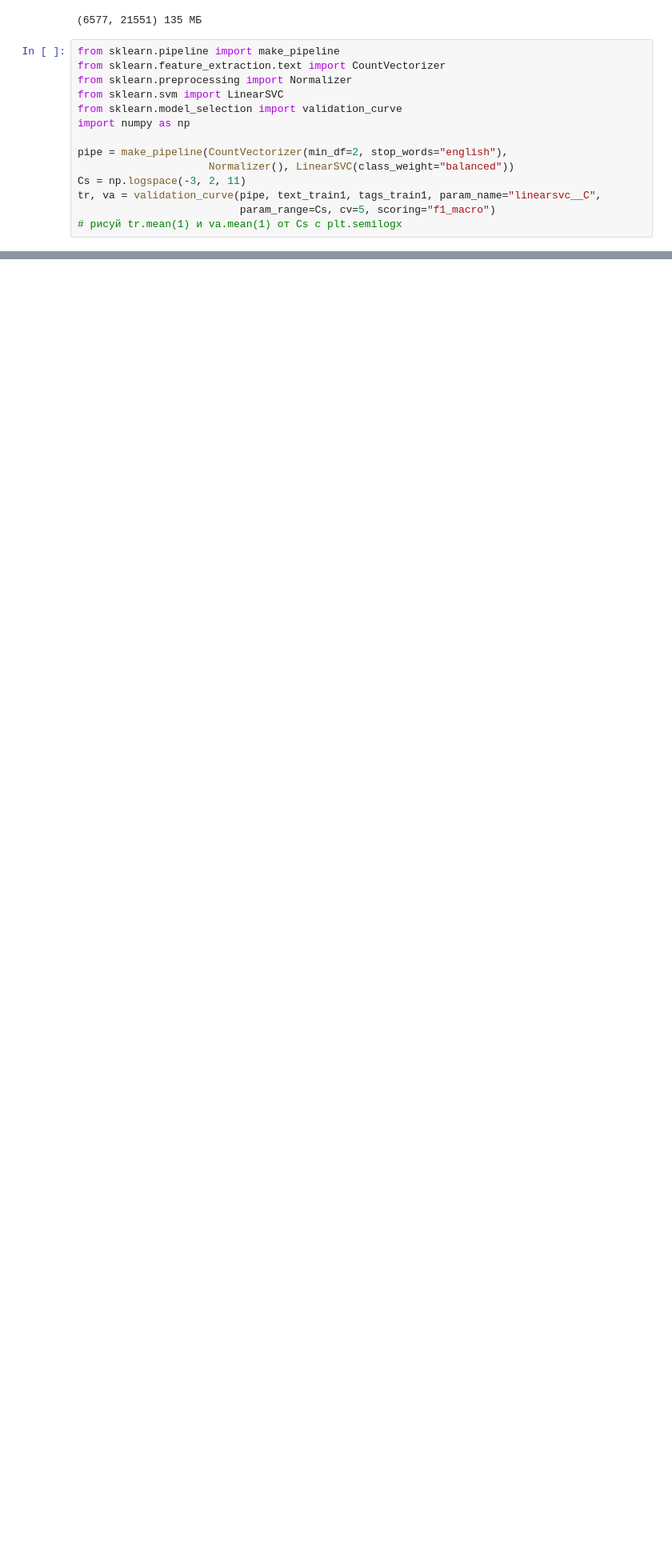
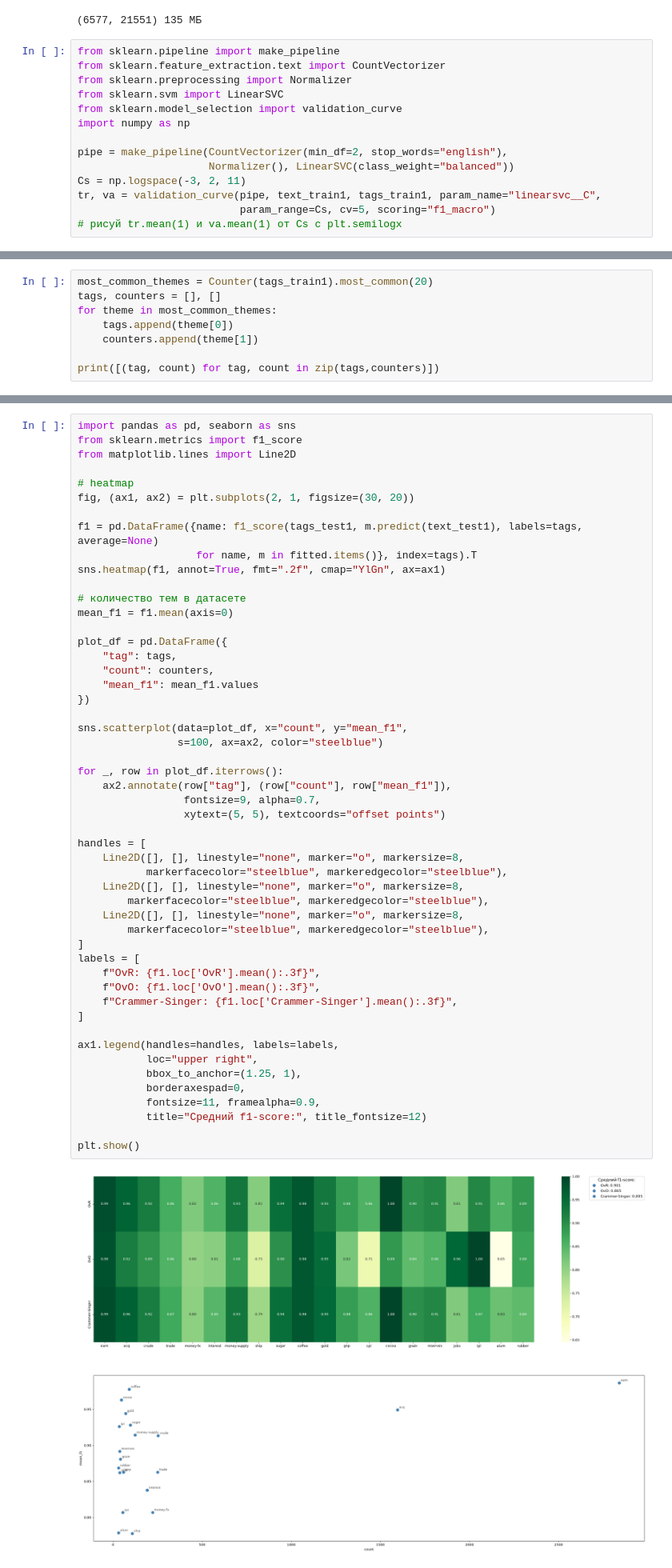
Before and after one commit to y3llowman/nlp, a Jupyter notebook: research.ipynb, the cells around one changed output, grey strips where cells are left out. Shown at 80% size. Drawn from its saved outputs; the diff is of its cells as text; blank space fills up the shorter version.

```diff
--- a/research.ipynb
+++ b/research.ipynb
@@ -118,0 +169,8 @@ tr, va = validation_curve(pipe, text_train1, tags_train1, param_name="linearsvc_
+# %%
+most_common_themes = Counter(tags_train1).most_common(20)
+tags, counters = [], []
+for theme in most_common_themes:
+    tags.append(theme[0])
+    counters.append(theme[1])
+
+print([(tag, count) for tag, count in zip(tags,counters)])
@@ -118,0 +179,53 @@ tr, va = validation_curve(pipe, text_train1, tags_train1, param_name="linearsvc_
+# %%
+import pandas as pd, seaborn as sns
+from sklearn.metrics import f1_score
+from matplotlib.lines import Line2D
+
+# heatmap
+fig, (ax1, ax2) = plt.subplots(2, 1, figsize=(30, 20))
+
+f1 = pd.DataFrame({name: f1_score(tags_test1, m.predict(text_test1), labels=tags, average=None)
+                   for name, m in fitted.items()}, index=tags).T
+sns.heatmap(f1, annot=True, fmt=".2f", cmap="YlGn", ax=ax1)
+
+# количество тем в датасете
+mean_f1 = f1.mean(axis=0)
+
+plot_df = pd.DataFrame({
+    "tag": tags,
+    "count": counters,
+    "mean_f1": mean_f1.values
+})
+
+sns.scatterplot(data=plot_df, x="count", y="mean_f1",
+                s=100, ax=ax2, color="steelblue")
+
+for _, row in plot_df.iterrows():
+    ax2.annotate(row["tag"], (row["count"], row["mean_f1"]),
+                 fontsize=9, alpha=0.7,
+                 xytext=(5, 5), textcoords="offset points")
+
+handles = [
+    Line2D([], [], linestyle="none", marker="o", markersize=8,
+           markerfacecolor="steelblue", markeredgecolor="steelblue"),
+    Line2D([], [], linestyle="none", marker="o", markersize=8,
+        markerfacecolor="steelblue", markeredgecolor="steelblue"),
+    Line2D([], [], linestyle="none", marker="o", markersize=8,
+        markerfacecolor="steelblue", markeredgecolor="steelblue"),
+]
+labels = [
+    f"OvR: {f1.loc['OvR'].mean():.3f}",
+    f"OvO: {f1.loc['OvO'].mean():.3f}",
+    f"Crammer-Singer: {f1.loc['Crammer-Singer'].mean():.3f}",
+]
+
+ax1.legend(handles=handles, labels=labels,
+           loc="upper right",
+           bbox_to_anchor=(1.25, 1),
+           borderaxespad=0,
+           fontsize=11, framealpha=0.9,
+           title="Средний f1-score:", title_fontsize=12)
+
+plt.show()
+# %% [output]
+[figure, added]
```
Also changed, not shown: parts of 8 cells of this notebook.
